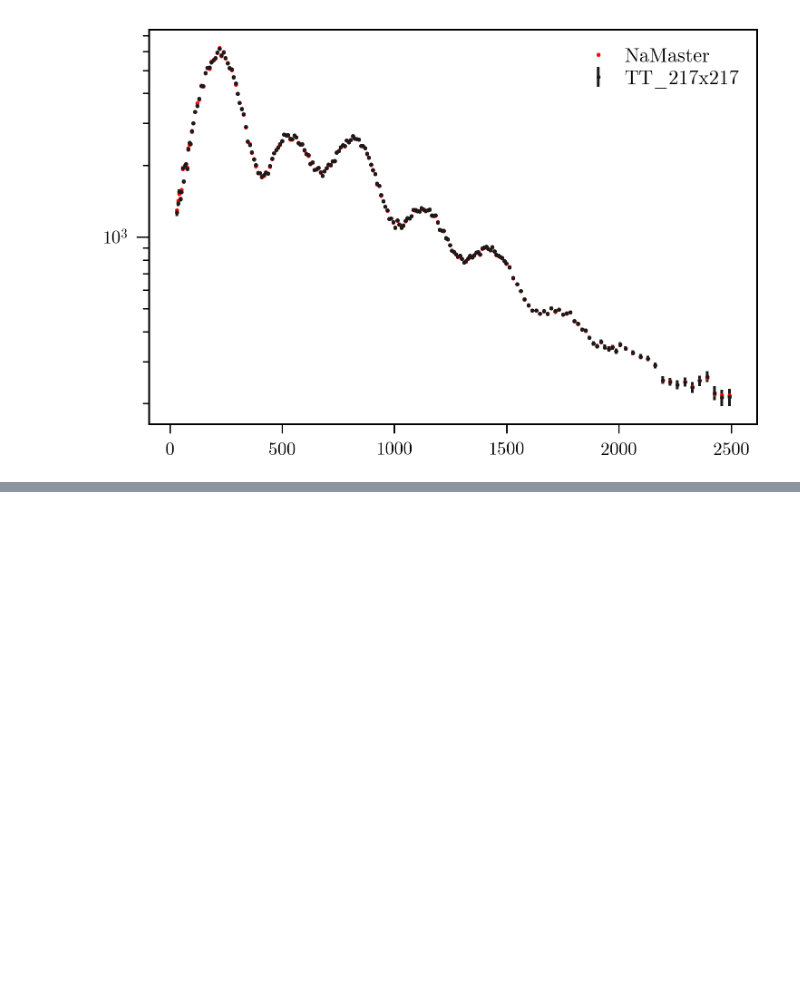
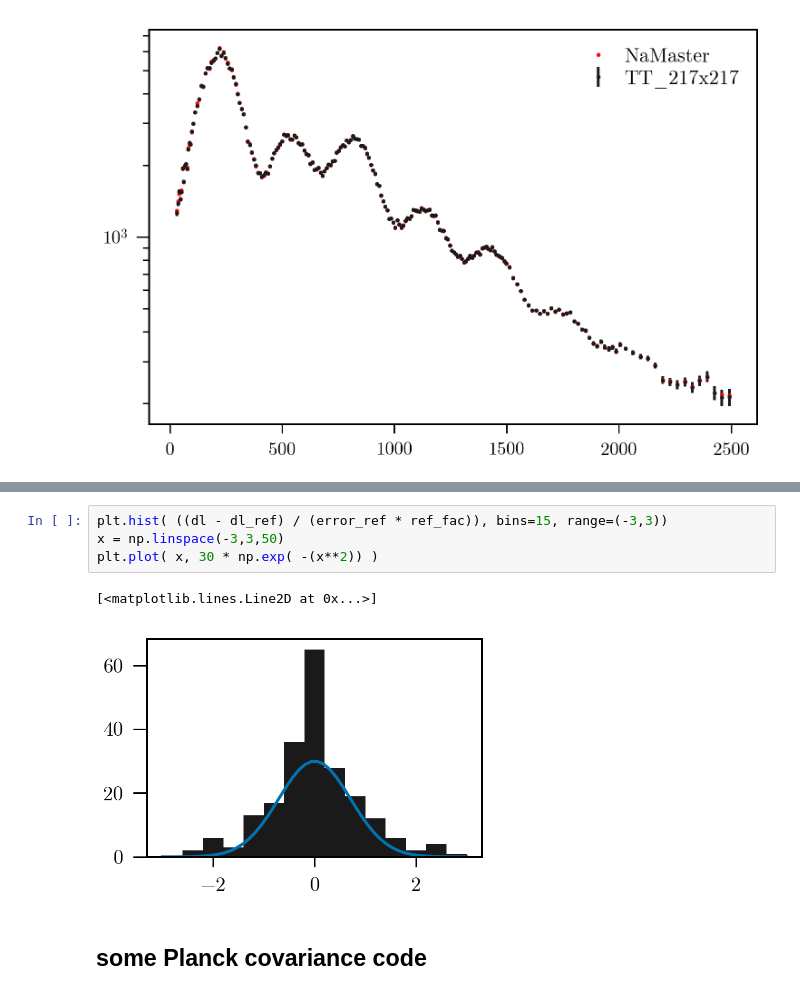
Before and after one commit to xzackli/PSpipe, a Jupyter notebook: project/Planck/Example 1. Cross Spectra.ipynb, the cells around one changed output, grey strips where cells are left out. Saved outputs shown, nothing was run; the diff lists cells and outputs as text; blank space fills up the shorter version.

```diff
--- a/project/Planck/Example 1. Cross Spectra.ipynb
+++ b/project/Planck/Example 1. Cross Spectra.ipynb
@@ -163,0 +161,9 @@ Text(0, 0.5, '$(D_{\\ell} - D_{\\ell}^{\\mathrm{ref}}) / \\sigma_{D\\ell}$')
+# %%
+plt.hist( ((dl - dl_ref) / (error_ref * ref_fac)), bins=15, range=(-3,3))
+x = np.linspace(-3,3,50)
+plt.plot( x, 30 * np.exp( -(x**2)) )
+# %% [output]
+[<matplotlib.lines.Line2D at 0x...>]
+[figure, added]
+# %% [markdown]
+## some Planck covariance code
```
Also changed, not shown: parts of 19 cells of this notebook.
